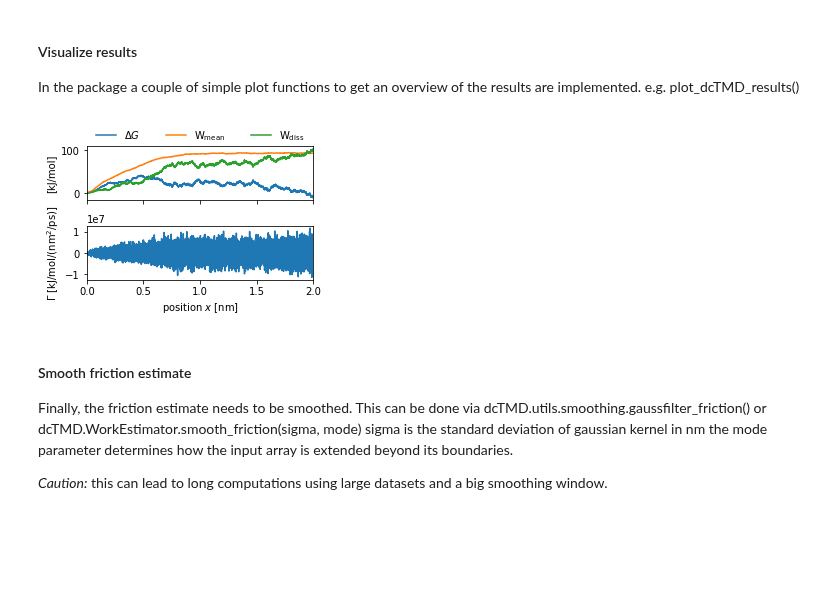
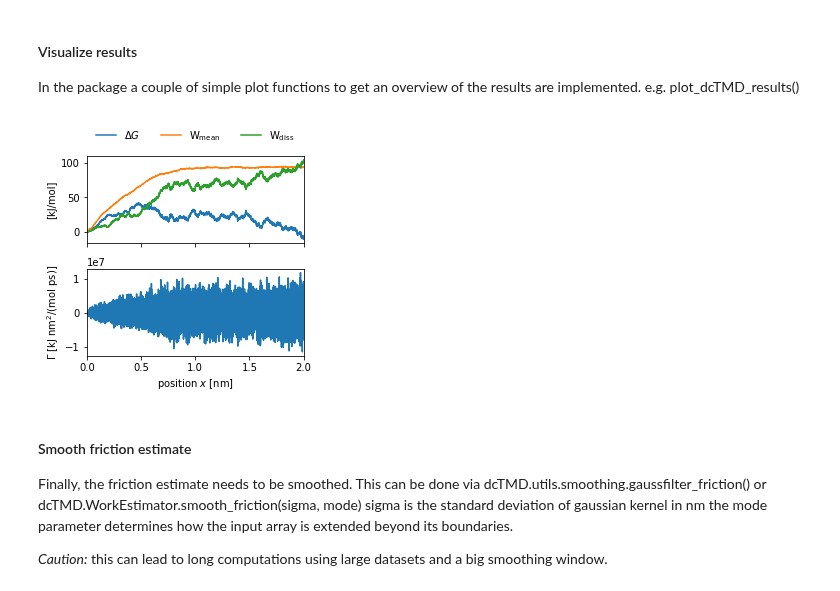
Before and after one commit to moldyn/dcTMD, a Jupyter notebook: docs/tutorials/force.ipynb, the cells around one changed output. Drawn from its saved outputs; the diff is of its cells as text; code cells hidden in the pictures; blank space fills up the shorter version.

```diff
--- a/docs/tutorials/force.ipynb
+++ b/docs/tutorials/force.ipynb
@@ -181,14 +189,12 @@ In the package a couple of simple plot functions to get an overview of the resul
 # %%
 # plot dcTMD results
 from dcTMD.utils import plotting
 
-fig, axs = plotting.plot_dcTMD_results(forceestimator.position_,
-                                      forceestimator,
-                                      forceestimator.friction_)
+fig, axs = plotting.plot_dcTMD_results(forceestimator)
 
 plt.show()
 # %% [output]
-[figure, old version]
+[figure, new version]
 # %% [markdown]
 #### Smooth friction estimate
 Finally, the friction estimate needs to be smoothed.
```
Also changed, not shown: parts of 7 cells of this notebook, 4 other files.
